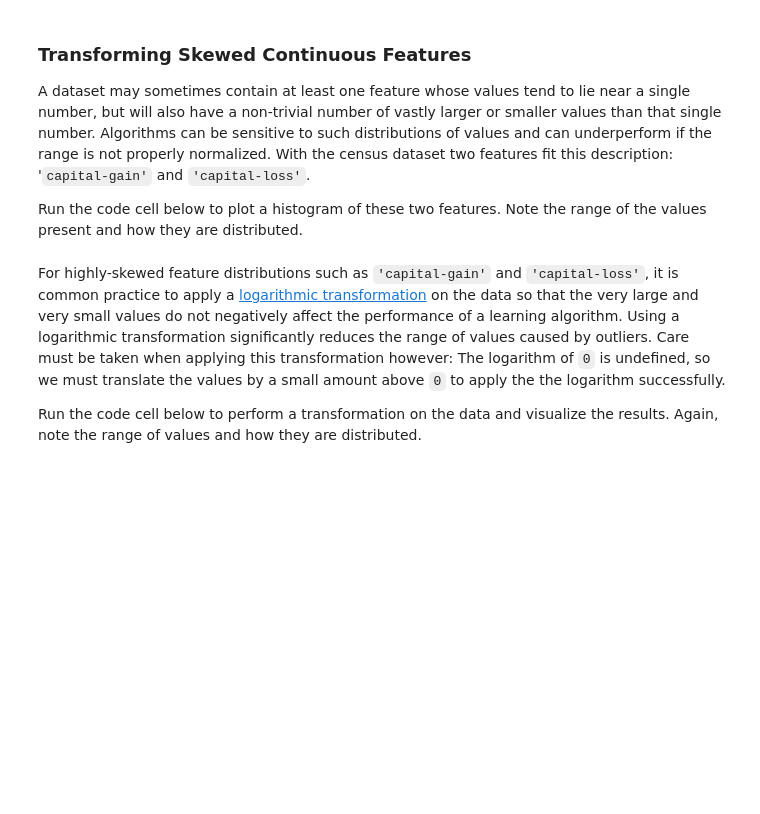
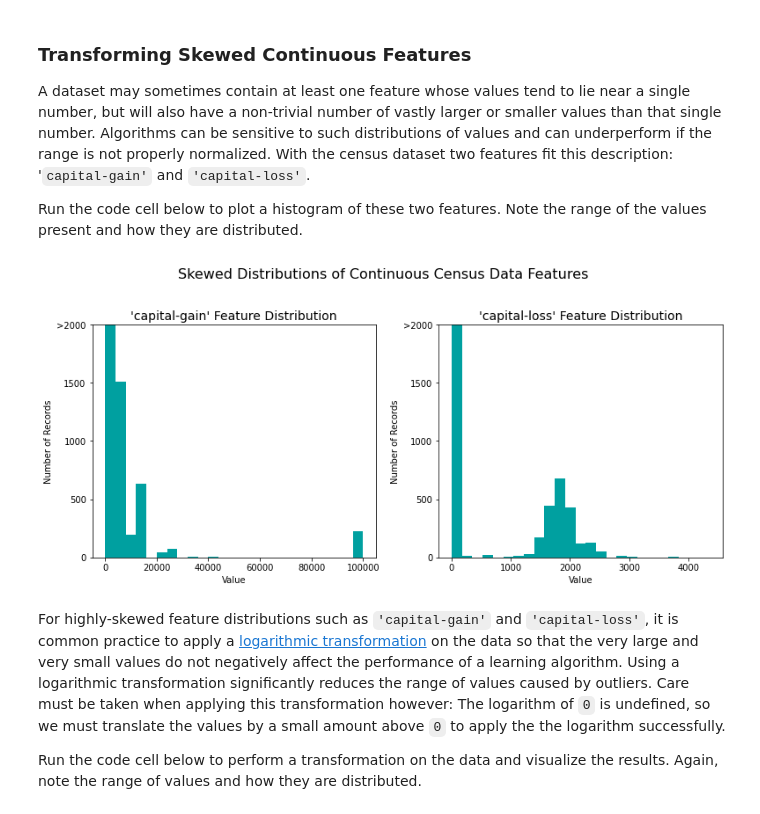
Before and after one commit to ecdedios/udacity-machine-learning-supervised-learning-project, a Jupyter notebook: notebooks/finding_donors 01.ipynb, the cells around one changed output. Saved outputs shown, nothing was run; the diff lists cells and outputs as text; code cells hidden in the pictures; blank space fills up the shorter version.

```diff
--- a/notebooks/finding_donors 01.ipynb
+++ b/notebooks/finding_donors 01.ipynb
@@ -28,12 +28,22 @@ from IPython.display import display # Allows the use of display() for DataFrames
 # Import supplementary visualization code visuals.py
 import visuals as vs
 
-# Pretty display for notebooks
+# for visualizations
 %matplotlib inline
+import matplotlib.pyplot as plt
+
+# to print out all the outputs
+from IPython.core.interactiveshell import InteractiveShell
+InteractiveShell.ast_node_interactivity = "all"
+
+# set display options
+pd.set_option('display.max_columns', None)
+pd.set_option('display.max_rows', None)
+pd.set_option('display.max_colwidth', None)
 
 # Load the Census dataset
-data = pd.read_csv("../data/in/census.csv")
+df = pd.read_csv("../data/in/census.csv")
 
 # Success - Display the first record
-display(data.head(n=1))
+display(df.head(n=1))
 # %% [output]
@@ -92,11 +188,13 @@ A dataset may sometimes contain at least one feature whose values tend to lie ne
 Run the code cell below to plot a histogram of these two features. Note the range of the values present and how they are distributed.
 # %%
 # Split the data into features and target label
-income_raw = data['income']
-features_raw = data.drop('income', axis = 1)
+income_raw = df['income']
+features_raw = df.drop('income', axis = 1)
 
 # Visualize skewed continuous features of original data
-vs.distribution(data)
+vs.distribution(df)
+# %% [output]
+[figure, added]
 # %% [markdown]
 For highly-skewed feature distributions such as `'capital-gain'` and `'capital-loss'`, it is common practice to apply a <a href="https://en.wikipedia.org/wiki/Data_transformation_(statistics)">logarithmic transformation</a> on the data so that the very large and very small values do not negatively affect the performance of a learning algorithm. Using a logarithmic transformation significantly reduces the range of values caused by outliers. Care must be taken when applying this transformation however: The logarithm of `0` is undefined, so we must translate the values by a small amount above `0` to apply the the logarithm successfully.
 
```
Also changed, not shown: parts of 20 cells of this notebook, 1 other file.
